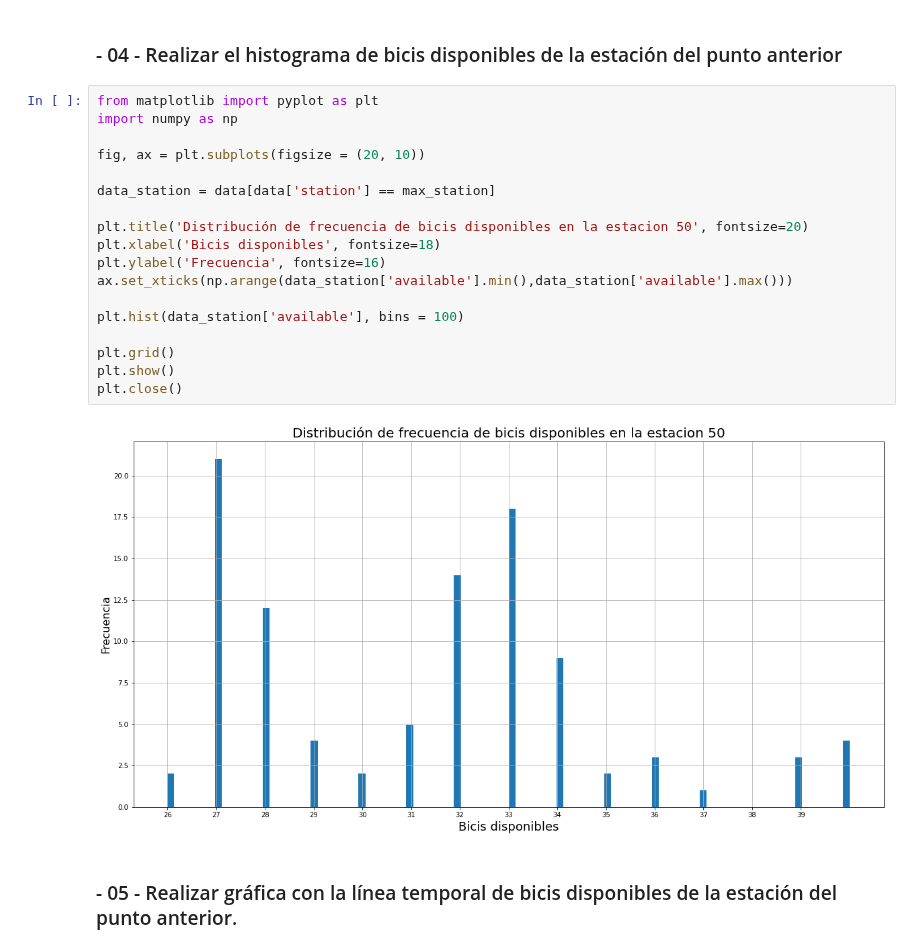
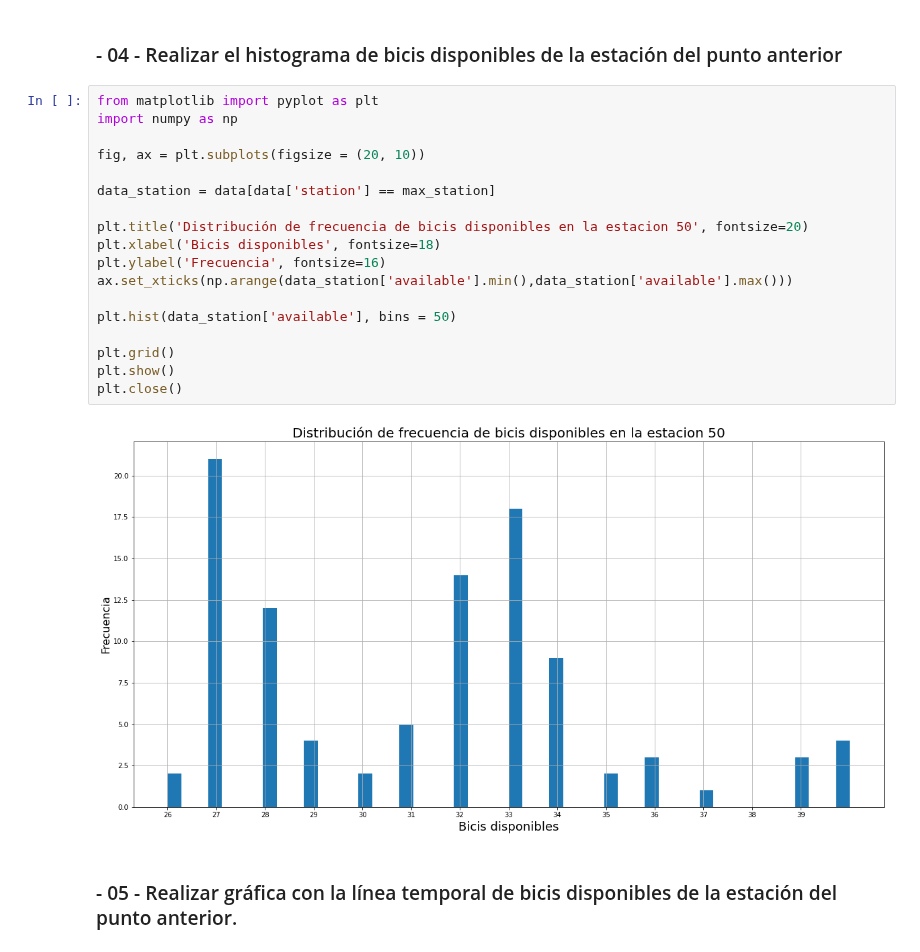
Before and after one commit to GZabalaG/AIMaster, a Jupyter notebook: Python for AI/01MIAR_Video_Valenbici.ipynb, the cells around one changed output. Drawn from its saved outputs; the diff is of its cells as text.

```diff
--- a/Python for AI/01MIAR_Video_Valenbici.ipynb
+++ b/Python for AI/01MIAR_Video_Valenbici.ipynb
@@ -77,23 +77,23 @@ Estacion:  50.0
 # %%
 from matplotlib import pyplot as plt
 import numpy as np
 
 fig, ax = plt.subplots(figsize = (20, 10))
 
 data_station = data[data['station'] == max_station]
 
 plt.title('Distribución de frecuencia de bicis disponibles en la estacion 50', fontsize=20)
 plt.xlabel('Bicis disponibles', fontsize=18)
 plt.ylabel('Frecuencia', fontsize=16)
 ax.set_xticks(np.arange(data_station['available'].min(),data_station['available'].max()))
 
-plt.hist(data_station['available'], bins = 100)
+plt.hist(data_station['available'], bins = 50)
 
 plt.grid()
 plt.show()
 plt.close()
 # %% [output]
-[figure, old version]
+[figure, new version]
 # %% [markdown]
 ### - 05 - Realizar gráfica con  la línea temporal de bicis disponibles de la estación del punto anterior.
 # %%
```
